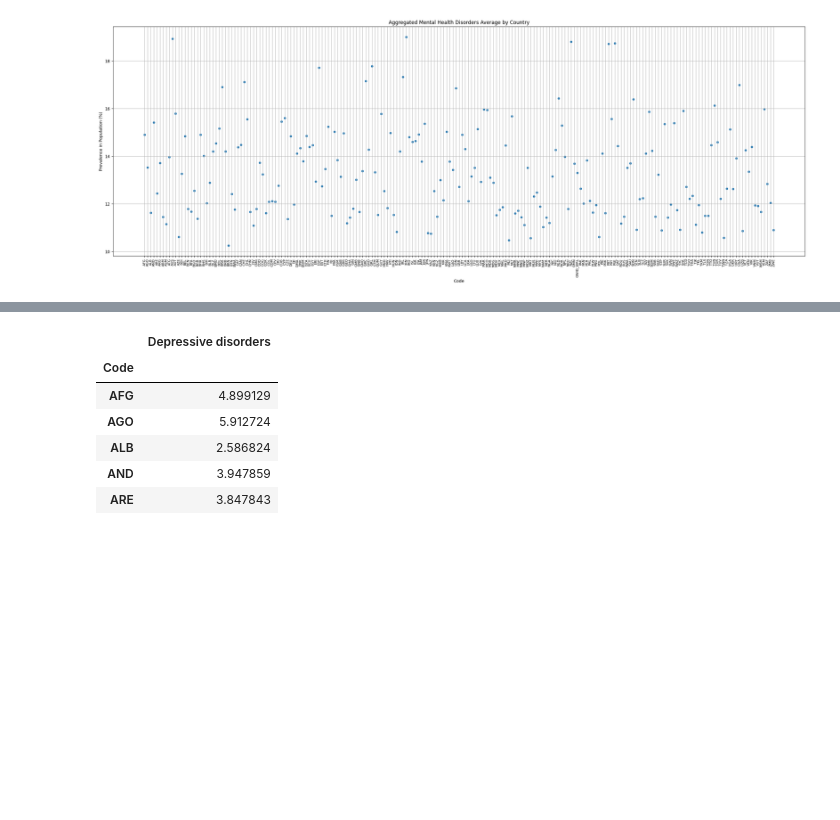
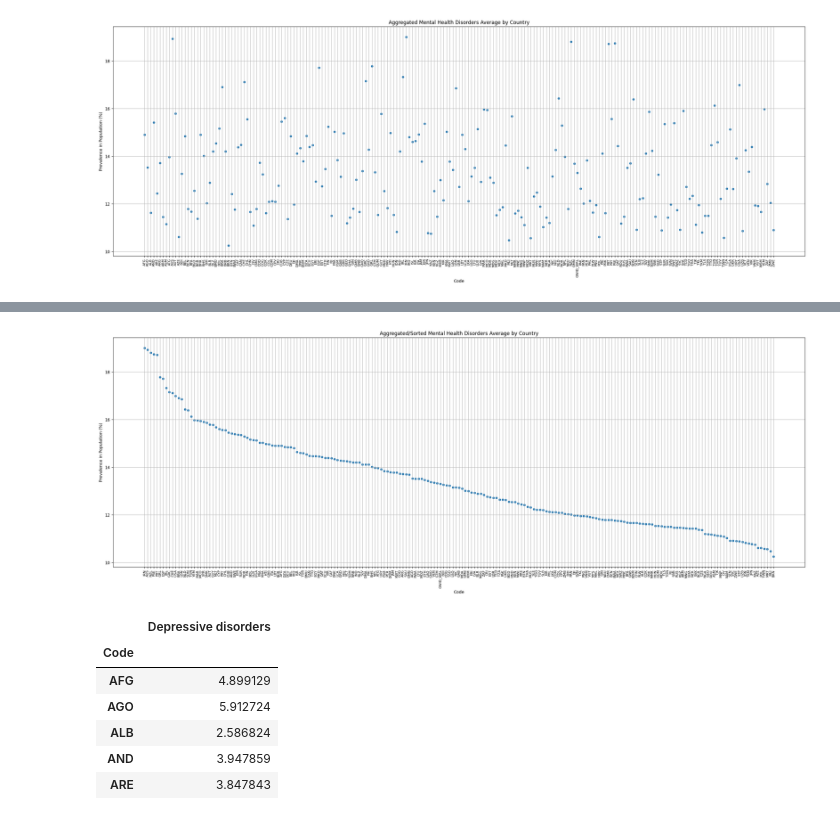
Before and after one commit to schellrw/mental_health, a Jupyter notebook: mental_health_EDA.ipynb, the cells around one changed output, grey strips where cells are left out. Cells and saved outputs as stored; diff of their text form; code cells hidden in the pictures; blank space fills up the shorter version.

Commit message:
sorted plots by descending % of prevalence

```diff
--- a/mental_health_EDA.ipynb
+++ b/mental_health_EDA.ipynb
@@ -303,0 +306,3 @@ plt.show()
+# %%
+country2.sort_values('Mental disorders', ascending=False, inplace=True)
+country2.head()
@@ -304,3 +317,14 @@ plt.show()
+# %%
+plt.figure(figsize=(30, 10))
+plt.ylabel("Prevalence in Population (%)")
+plt.xticks(rotation = 90,fontsize = 8)
+plt.title("Aggregated/Sorted Mental Health Disorders Average by Country")
+for i in country2.columns:
+    ts5 = sns.scatterplot(data=country2, x=country2.index, y=country2[str(i)])
+plt.grid()
+plt.show()
+# %% [output]
+[figure, added]
 # %%
 country3 = df[4].groupby('Code').mean().drop('Year', axis = 1)
 country3.head()
```
Also changed, not shown: parts of 8 cells of this notebook.
